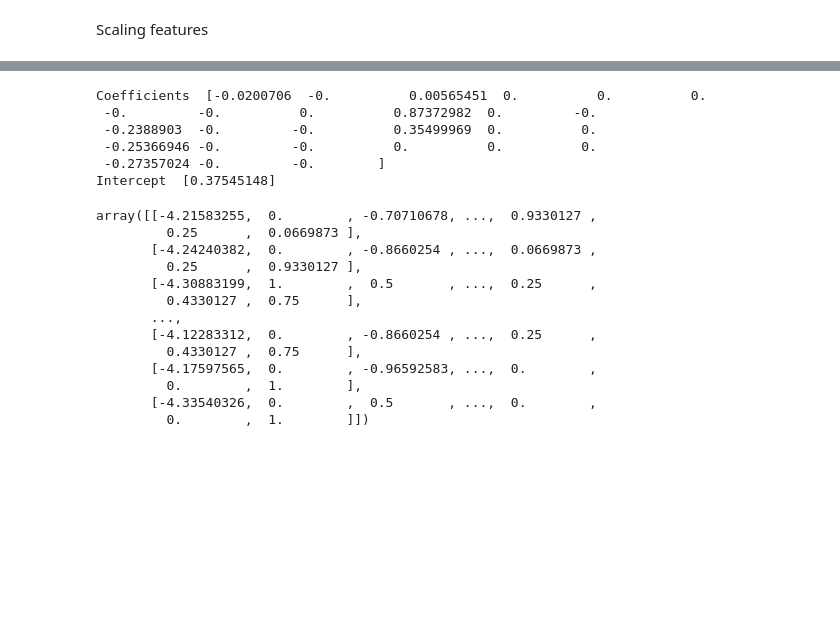
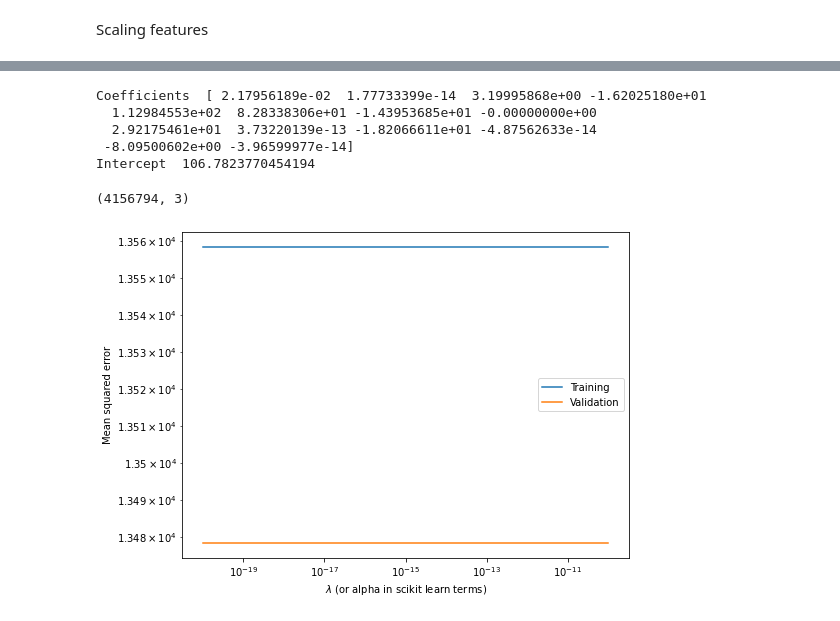
Before and after one commit to Ppkhanh/The-Learning-Machines, a Jupyter notebook: Prediction.ipynb, the cells around one changed output, grey strips where cells are left out. Cells and saved outputs as stored; diff of their text form; code cells hidden in the pictures; blank space fills up the shorter version.

```diff
--- a/Prediction.ipynb
+++ b/Prediction.ipynb
@@ -126,7 +169,7 @@ len(y_train_scaled)
 # we use linear regression as a base!!! ** sometimes misunderstood **
 regression_model = LinearRegression()
 
-regression_model.fit(poly_x_train_scaled, y_train_scaled)
+regression_model.fit(poly_x, y_train)
 print(regression_model.coef_ ,regression_model.intercept_)
 regression_model.coef_
 regression_model.intercept_
@@ -143,10 +183,10 @@ array([1.05722803e+11])
 from sklearn.linear_model import Ridge
 
 # initialize model
-model_L2 = Ridge(alpha = 0.01, solver = 'lsqr') # select least squares regression as solver
+model_L2 = Ridge(alpha = 0.1, solver = 'lsqr') # select least squares regression as solver
 
 # train model
-model_L2.fit(poly_x_train_scaled, y_train_scaled)
+model_L2.fit(poly_x, y_train)
 
 
 print("Coefficients ", model_L2.coef_, "\nIntercept ", model_L2.intercept_ )
@@ -171,34 +204,53 @@ Intercept  [0.45036017]
 # %%
 from sklearn.linear_model import Lasso
 
-model_L1 = Lasso(alpha = 0.001)
+model_L1 = Lasso(alpha = 0.9)
 
-model_L1.fit(poly_x_train_scaled, y_train_scaled)
-
+model_L1.fit(poly_x, y_train)
 
 print("Coefficients ", model_L1.coef_, "\nIntercept ", model_L1.intercept_ )
 # %% [output]
-Coefficients  [-0.0200706  -0.          0.00565451  0.          0.          0.
- -0.         -0.          0.          0.87372982  0.         -0.
- -0.2388903  -0.         -0.          0.35499969  0.          0.
- -0.25366946 -0.         -0.          0.          0.          0.
- -0.27357024 -0.         -0.        ]
-Intercept  [0.37545148]
+Coefficients  [ 2.17956189e-02  1.77733399e-14  3.19995868e+00 -1.62025180e+01
+  1.12984553e+02  8.28338306e+01 -1.43953685e+01 -0.00000000e+00
+  2.92175461e+01  3.73220139e-13 -1.82066611e+01 -4.87562633e-14
+ -8.09500602e+00 -3.96599977e-14]
+Intercept  106.7823770454194
-# %%
-poly.transform(X_test)
-# %% [output]
-array([[-4.21583255,  0.        , -0.70710678, ...,  0.9330127 ,
-         0.25      ,  0.0669873 ],
-       [-4.24240382,  0.        , -0.8660254 , ...,  0.0669873 ,
-         0.25      ,  0.9330127 ],
-       [-4.30883199,  1.        ,  0.5       , ...,  0.25      ,
-         0.4330127 ,  0.75      ],
-       ...,
-       [-4.12283312,  0.        , -0.8660254 , ...,  0.25      ,
-         0.4330127 ,  0.75      ],
-       [-4.17597565,  0.        , -0.96592583, ...,  0.        ,
-         0.        ,  1.        ],
-       [-4.33540326,  0.        ,  0.5       , ...,  0.        ,
-         0.        ,  1.        ]])
+# %%
+poly_val.shape
+# %% [output]
+(4156794, 3)
+# %%
+def plot_L2_regression_performance ():
+
+    err_train = []
+    err_cv = []
+
+
+
+    for alpha in np.logspace(-20,-10,20):
+
+
+
+
+
+        # fit model
+        model_L2 = Ridge(alpha = alpha, solver = 'lsqr') # select least squares regression as solver
+        model_L2.fit(poly_x, y_train)
+
+        # compute errors
+        err_train.append(mean_squared_error(model_L2.predict(poly_x), y_train))
+        err_cv.append(mean_squared_error(model_L2.predict(poly_val), y_val))
+
+
+    plt.figure(figsize = (8,6))
+    plt.loglog(np.logspace(-20,-10,20), err_train, np.logspace(-20,-10,20), err_cv)
+    plt.legend(["Training", "Validation"])
+    plt.xlabel("$\lambda$ (or alpha in scikit learn terms)")
+    plt.ylabel("Mean squared error")
+    plt.show()
+# %%
+plot_L2_regression_performance()
+# %% [output]
+[figure, added]
 # %%
 
```
Also changed, not shown: parts of 30 cells of this notebook, 1 other file.
